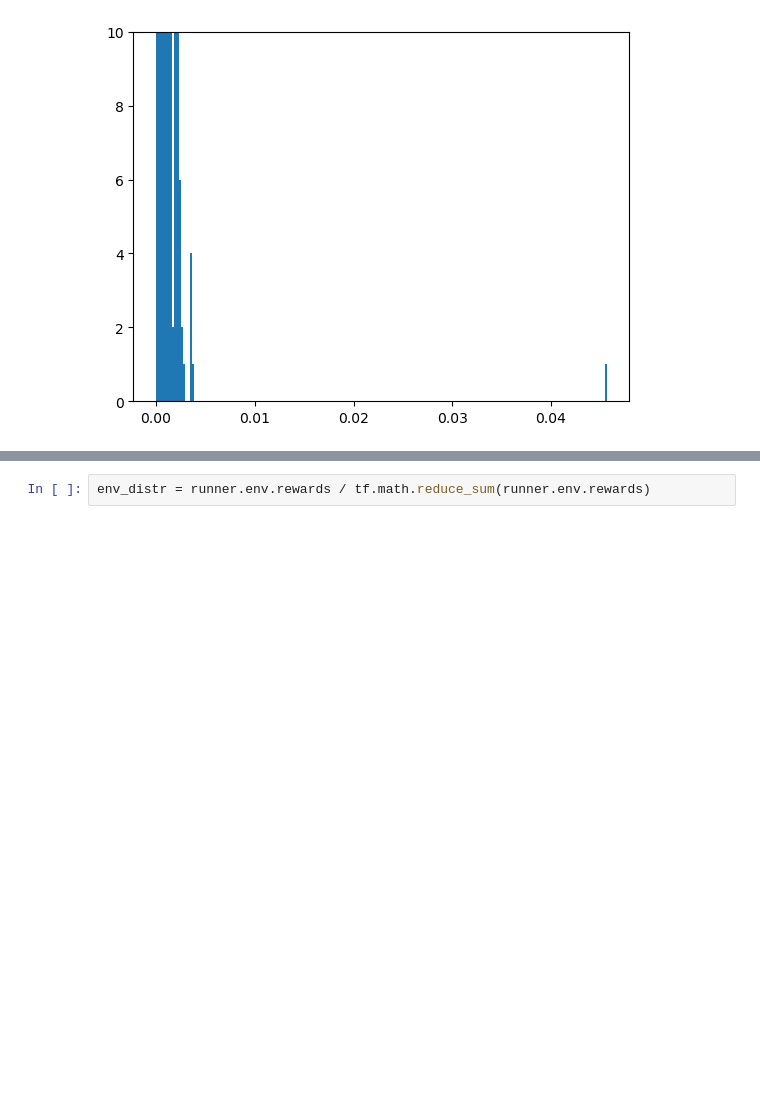
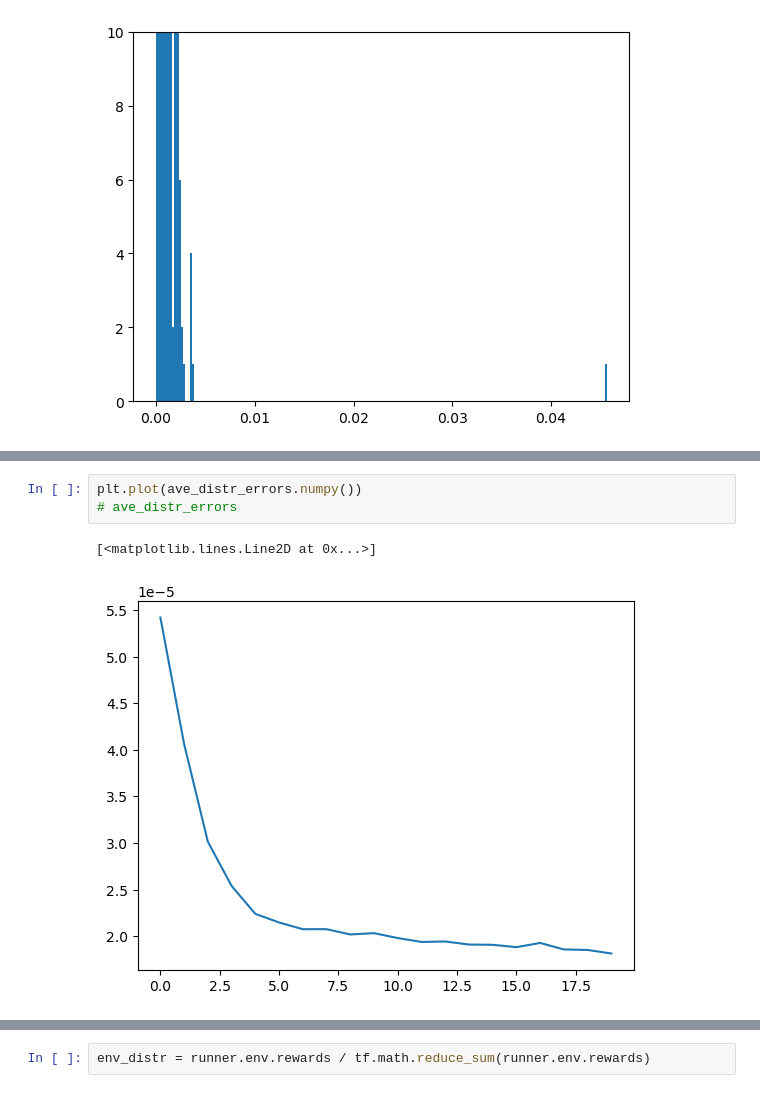
Before and after one commit to JosephRRB/GFlowNets_on_SpinFoams, a Jupyter notebook: GFlowNet Experiments on SpinFoams.ipynb, the cells around one changed output, grey strips where cells are left out. Saved outputs shown, nothing was run; the diff lists cells and outputs as text; blank space fills up the shorter version.

```diff
--- a/GFlowNet Experiments on SpinFoams.ipynb
+++ b/GFlowNet Experiments on SpinFoams.ipynb
@@ -73,0 +78,6 @@ plt.plot(ave_losses.numpy())
+# %%
+plt.plot(ave_distr_errors.numpy())
+# ave_distr_errors
+# %% [output]
+[<matplotlib.lines.Line2D at 0x...>]
+[figure, added]
```
Also changed, not shown: parts of 5 cells of this notebook, 3 other files.
